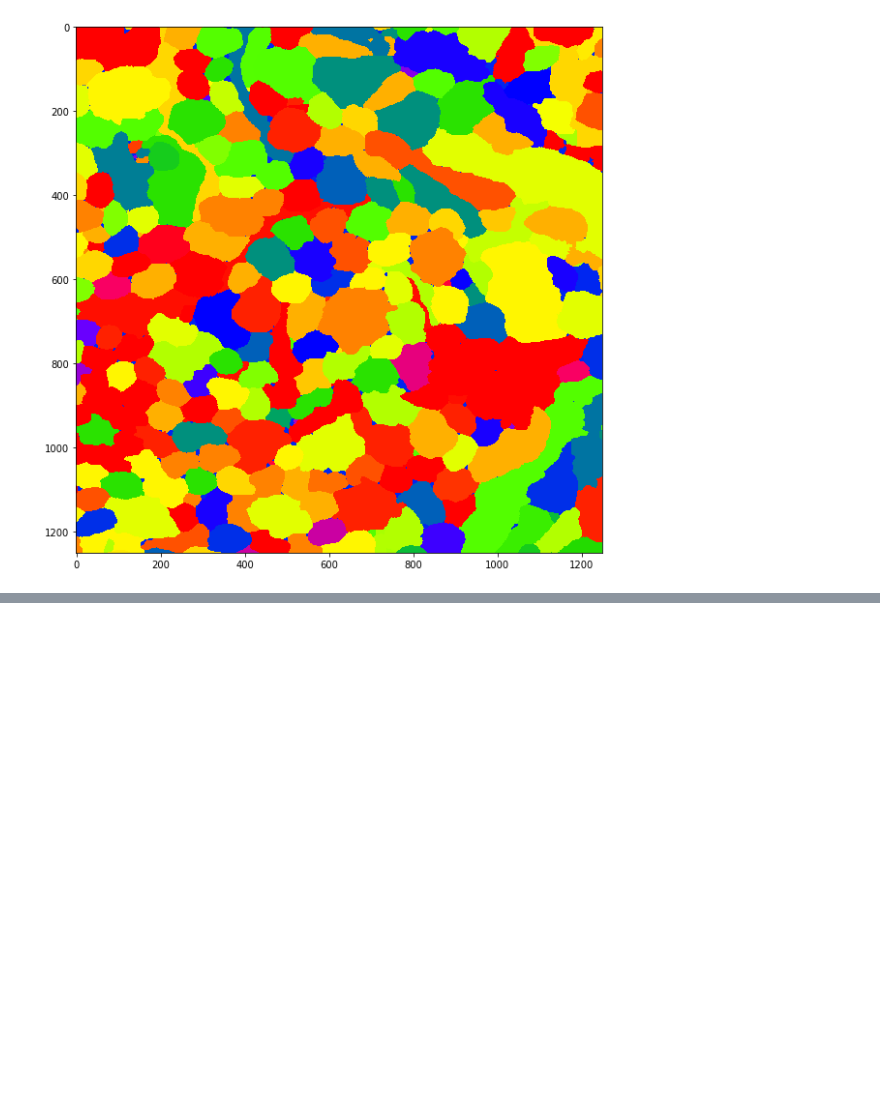
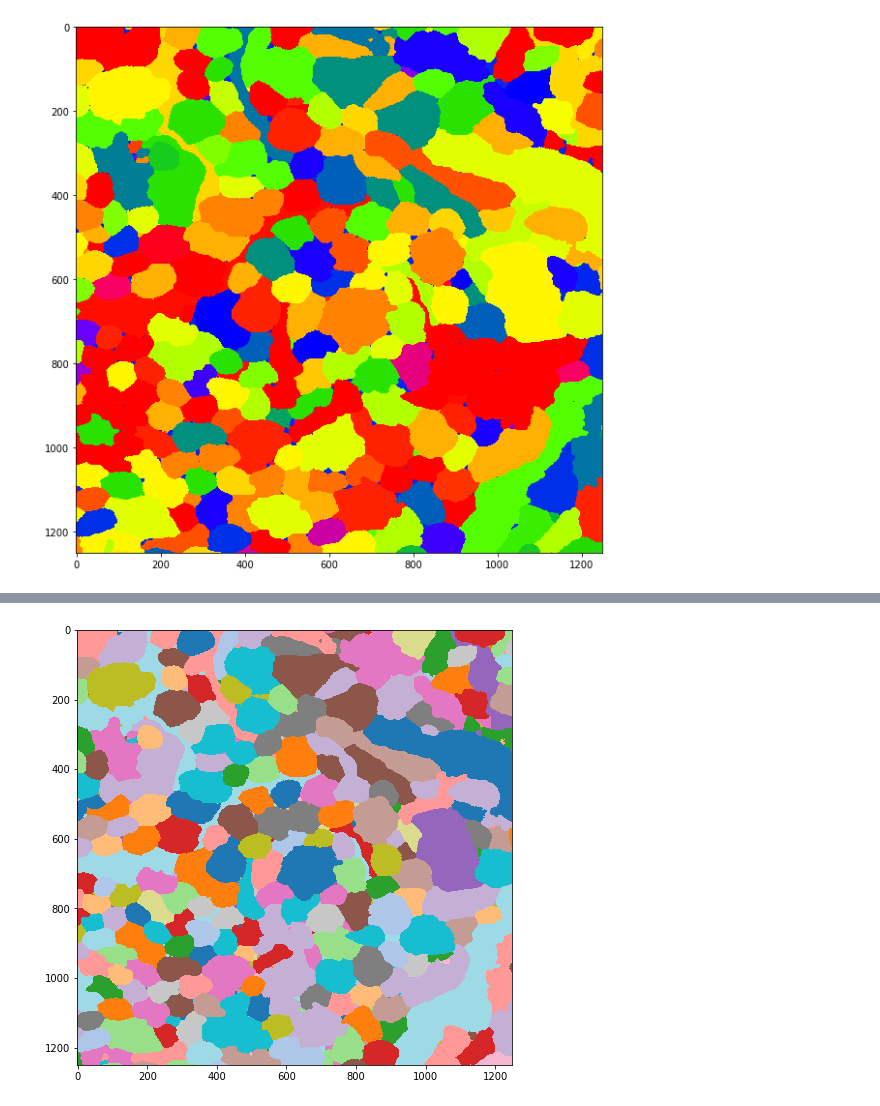
Before and after one commit to image-infomatics/neutorch, a Jupyter notebook: neutorch/notebooks/affinity_2_seg.ipynb, the cells around one changed output, grey strips where cells are left out. Drawn from its saved outputs; the diff is of its cells as text; code cells hidden in the pictures; blank space fills up the shorter version.

```diff
--- a/neutorch/notebooks/affinity_2_seg.ipynb
+++ b/neutorch/notebooks/affinity_2_seg.ipynb
@@ -244,0 +261,9 @@ plt.show()
+# %%
+plt.rcParams['image.interpolation'] = 'nearest'
+fig = plt.figure()
+fig.set_size_inches(8, 8)
+
+plt.imshow(remap_labels(label[i]), cmap='tab20')
+plt.show()
+# %% [output]
+[figure, added]
```
Also changed, not shown: parts of 5 cells of this notebook, 11 other files.
